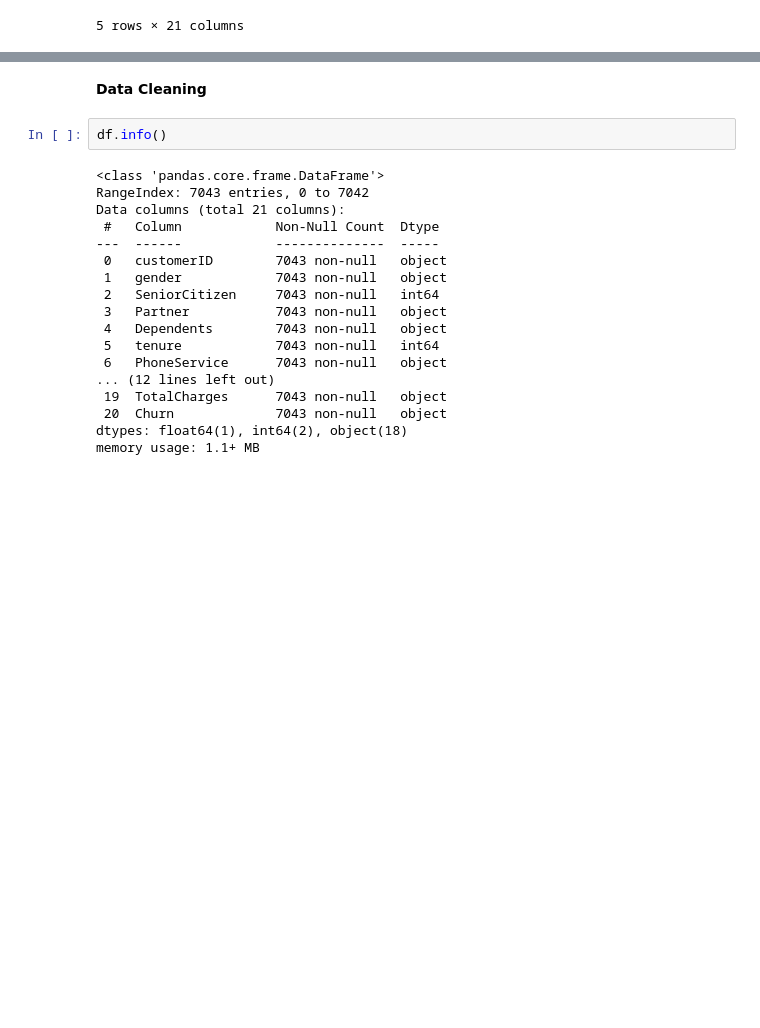
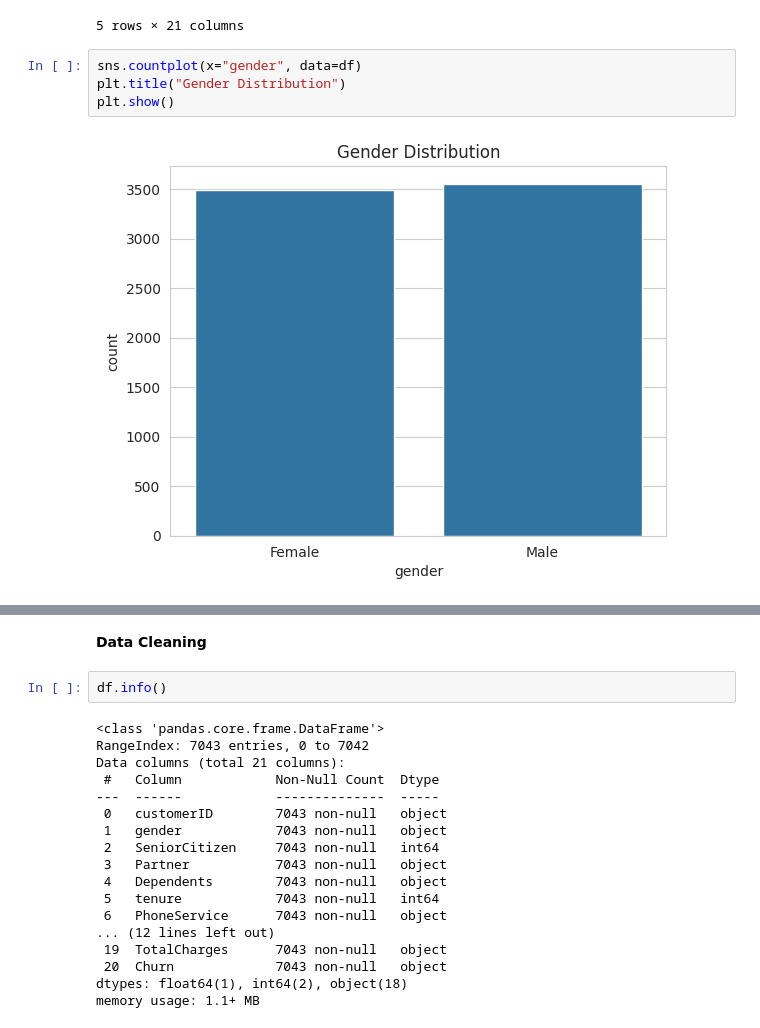
Before and after one commit to Satya-789/ML_Customer_Churn_Prediction_Feature_Engineering, a Jupyter notebook: Customerr_Churn_Prediction_Feature_Engineering_.ipynb, the cells around one changed output, grey strips where cells are left out. Cells and saved outputs as stored; diff of their text form; blank space fills up the shorter version.

```diff
--- a/Customerr_Churn_Prediction_Feature_Engineering_.ipynb
+++ b/Customerr_Churn_Prediction_Feature_Engineering_.ipynb
@@ -36,3 +36,9 @@ df.head()
 | 3 | 7795-CFOCW | Male | 0 | No | No | 45 | No | No phone service | ... |
 | 4 | 9237-HQITU | Female | 0 | No | No | 2 | Yes | No | ... |
 5 rows × 21 columns
+# %%
+sns.countplot(x="gender", data=df)
+plt.title("Gender Distribution")
+plt.show()
+# %% [output]
+[figure, added]
```
Also changed, not shown: parts of 32 cells of this notebook, 1 other file.
